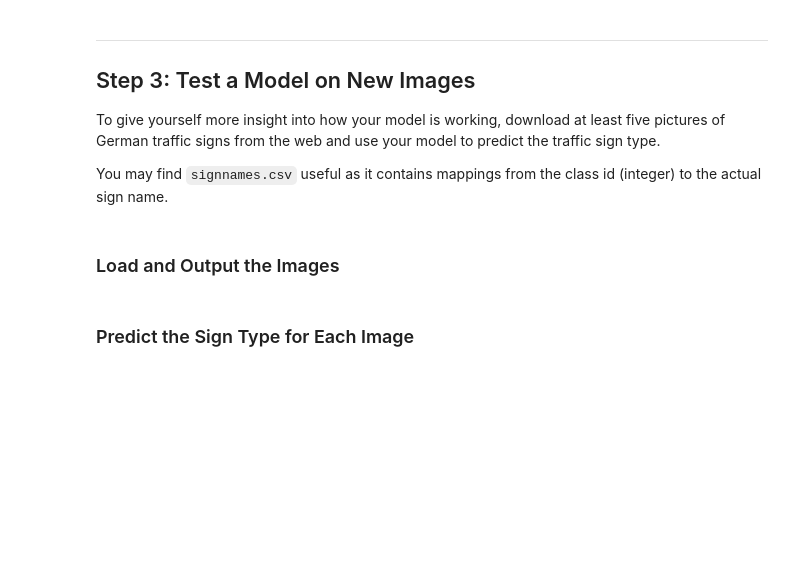
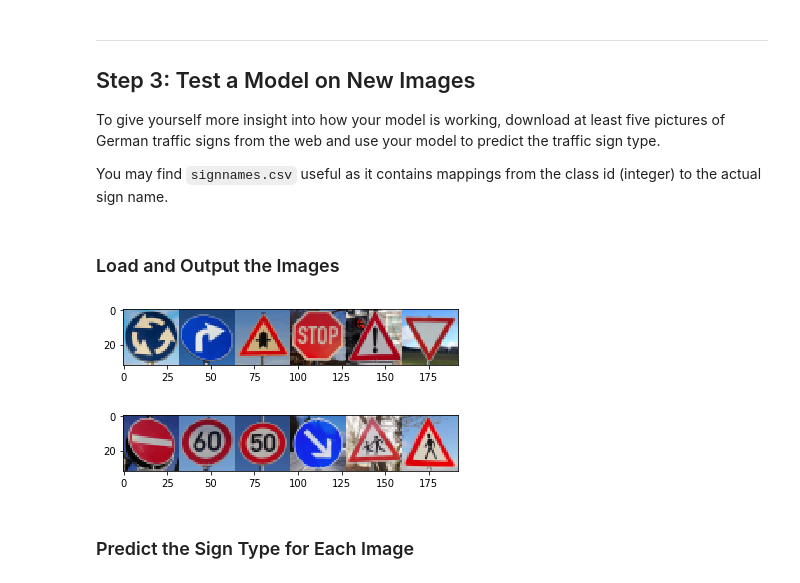
Before and after one commit to makkena19/CarND-Traffic-Sign-Classifier-Project, a Jupyter notebook: Traffic_Sign_Classifier.ipynb, the cells around one changed output. Cells and saved outputs as stored; diff of their text form; code cells hidden in the pictures; blank space fills up the shorter version.

```diff
--- a/Traffic_Sign_Classifier.ipynb
+++ b/Traffic_Sign_Classifier.ipynb
@@ -317,2 +389,25 @@ You may find `signnames.csv` useful as it contains mappings from the class id (i
+# %%
+### Load the images and plot them here.
+import matplotlib.image as mpimg
+
+# Load new images, all images have been pre-cropped to square images
+mgdir = 'new_images'
+X_new_images = []
+for filename in os.listdir(mgdir):
+    if filename.endswith('.jpg'):
+        img = mpimg.imread(os.path.join(mgdir, filename))
+        img = cv2.resize(img, (32,32), interpolation=cv2.INTER_AREA)
+        X_new_images.append(img)
+
+# Plot the new images
+vis = np.concatenate(X_new_images[0:6], axis=1)
+plt.imshow(vis)
+plt.show()
+vis = np.concatenate(X_new_images[6:], axis=1)
+plt.imshow(vis)
+plt.show()
+# %% [output]
+[figure, added]
+[figure, added]
 # %% [markdown]
 ### Predict the Sign Type for Each Image
```
Also changed, not shown: parts of 15 cells of this notebook, 3 other files.
